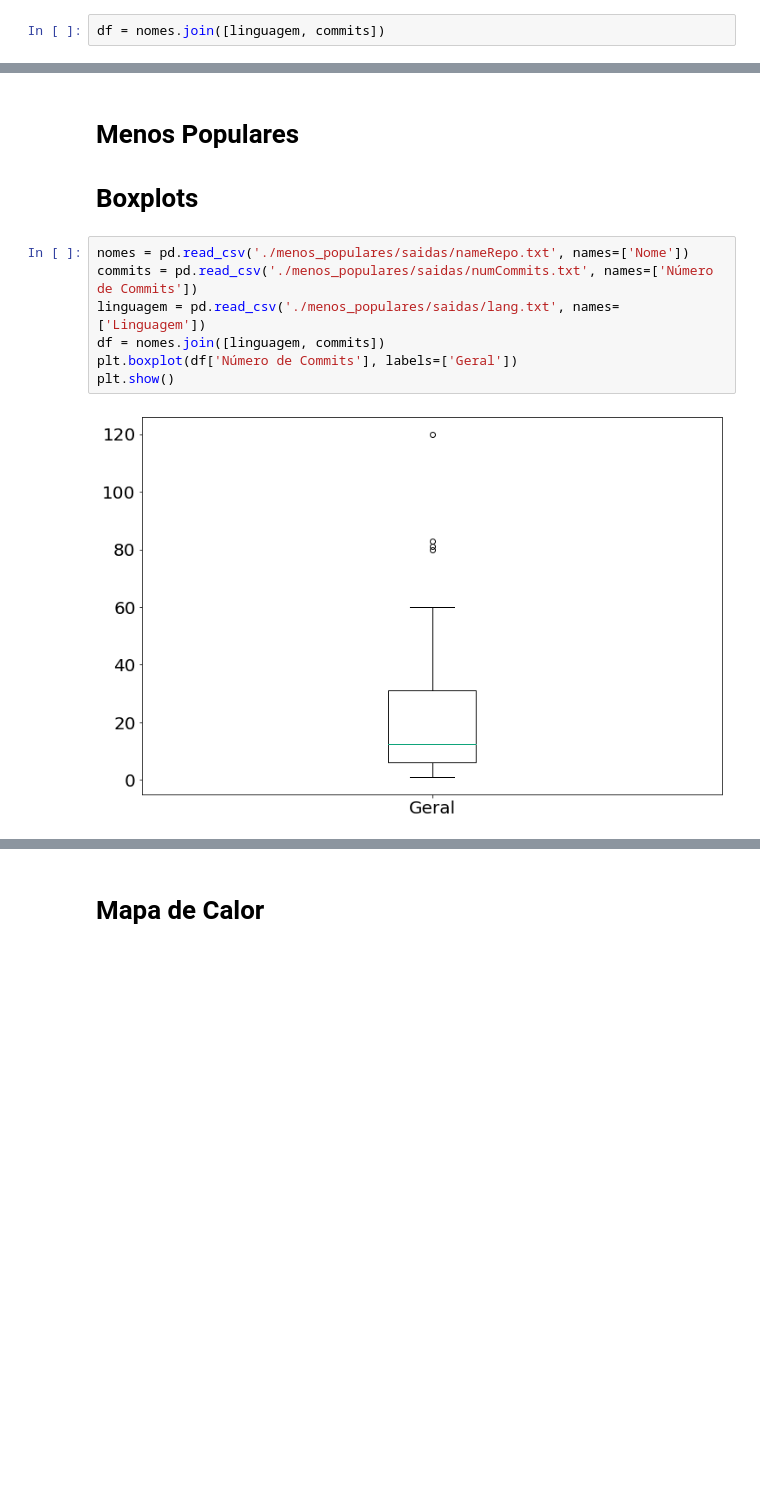
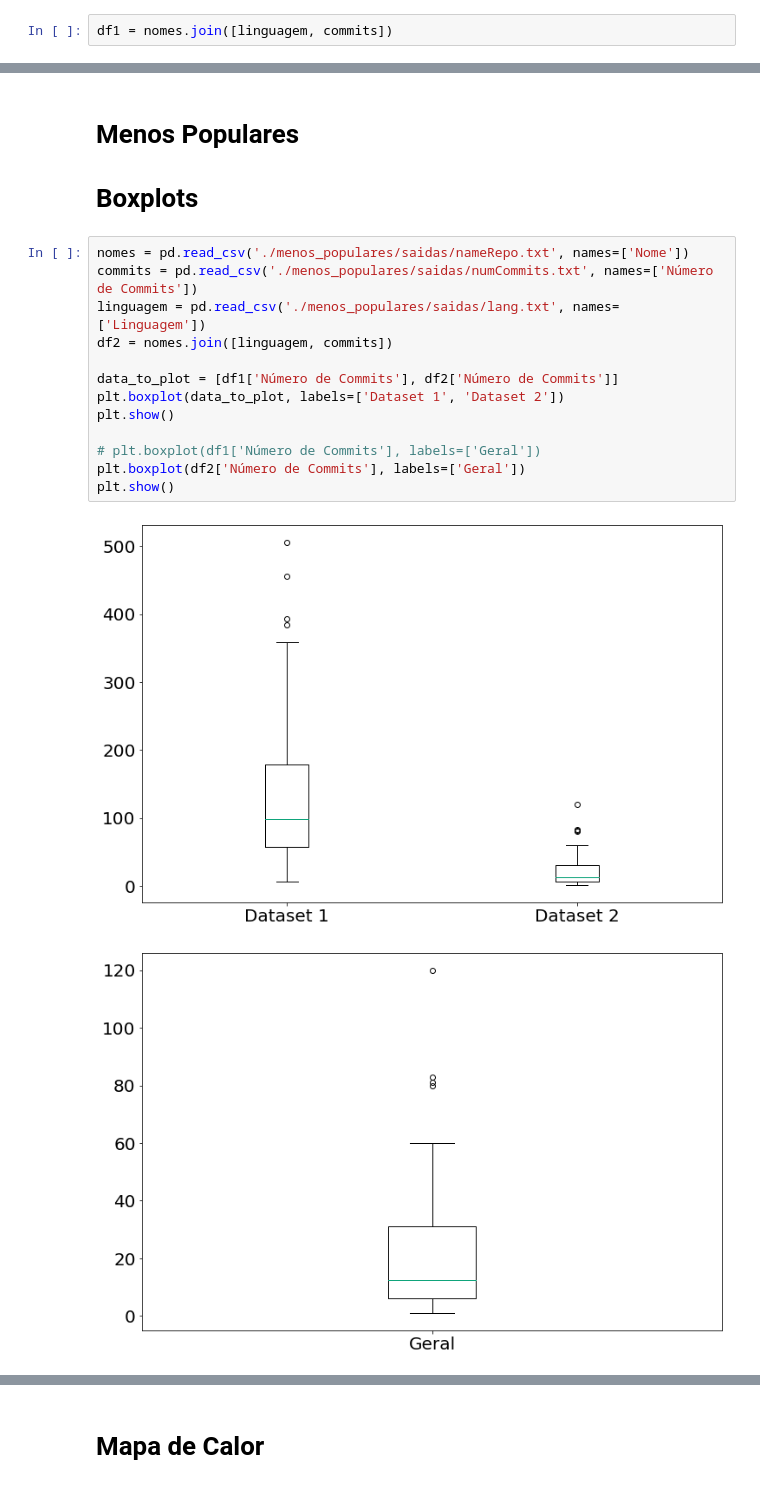
Before and after one commit to brunoa15/monografia-1, a Jupyter notebook: analise.ipynb, the cells around one changed output, grey strips where cells are left out. Drawn from its saved outputs; the diff is of its cells as text; blank space fills up the shorter version.

```diff
--- a/analise.ipynb
+++ b/analise.ipynb
@@ -23,7 +23,7 @@ nomes = pd.read_csv('./saidas/nameRepo.txt', names=['Nome'])
 commits = pd.read_csv('./saidas/numCommits.txt', names=['Número de Commits'])
 linguagem = pd.read_csv('./saidas/lang.txt', names=['Linguagem'])
 # %%
-df = nomes.join([linguagem, commits])
+df1 = nomes.join([linguagem, commits])
 # %% [markdown]
 # Boxplots
 # %%
@@ -132,12 +132,19 @@ bx = sns.heatmap(data100, cmap="YlOrRd", yticklabels=50, xticklabels=False)
 # %%
 nomes = pd.read_csv('./menos_populares/saidas/nameRepo.txt', names=['Nome'])
 commits = pd.read_csv('./menos_populares/saidas/numCommits.txt', names=['Número de Commits'])
 linguagem = pd.read_csv('./menos_populares/saidas/lang.txt', names=['Linguagem'])
-df = nomes.join([linguagem, commits])
-plt.boxplot(df['Número de Commits'], labels=['Geral'])
+df2 = nomes.join([linguagem, commits])
+
+data_to_plot = [df1['Número de Commits'], df2['Número de Commits']]
+plt.boxplot(data_to_plot, labels=['Dataset 1', 'Dataset 2'])
 plt.show()
+
+# plt.boxplot(df1['Número de Commits'], labels=['Geral'])
+plt.boxplot(df2['Número de Commits'], labels=['Geral'])
+plt.show()
 # %% [output]
-[figure, old version]
+[figure, new version]
+[figure, added]
 # %%
 javascript = df['Número de Commits'][df['Linguagem'] == '1_javascript']
 java = df['Número de Commits'][df['Linguagem'] == '2_Java']
```
Also changed, not shown: parts of 3 cells of this notebook, 5 other files.
